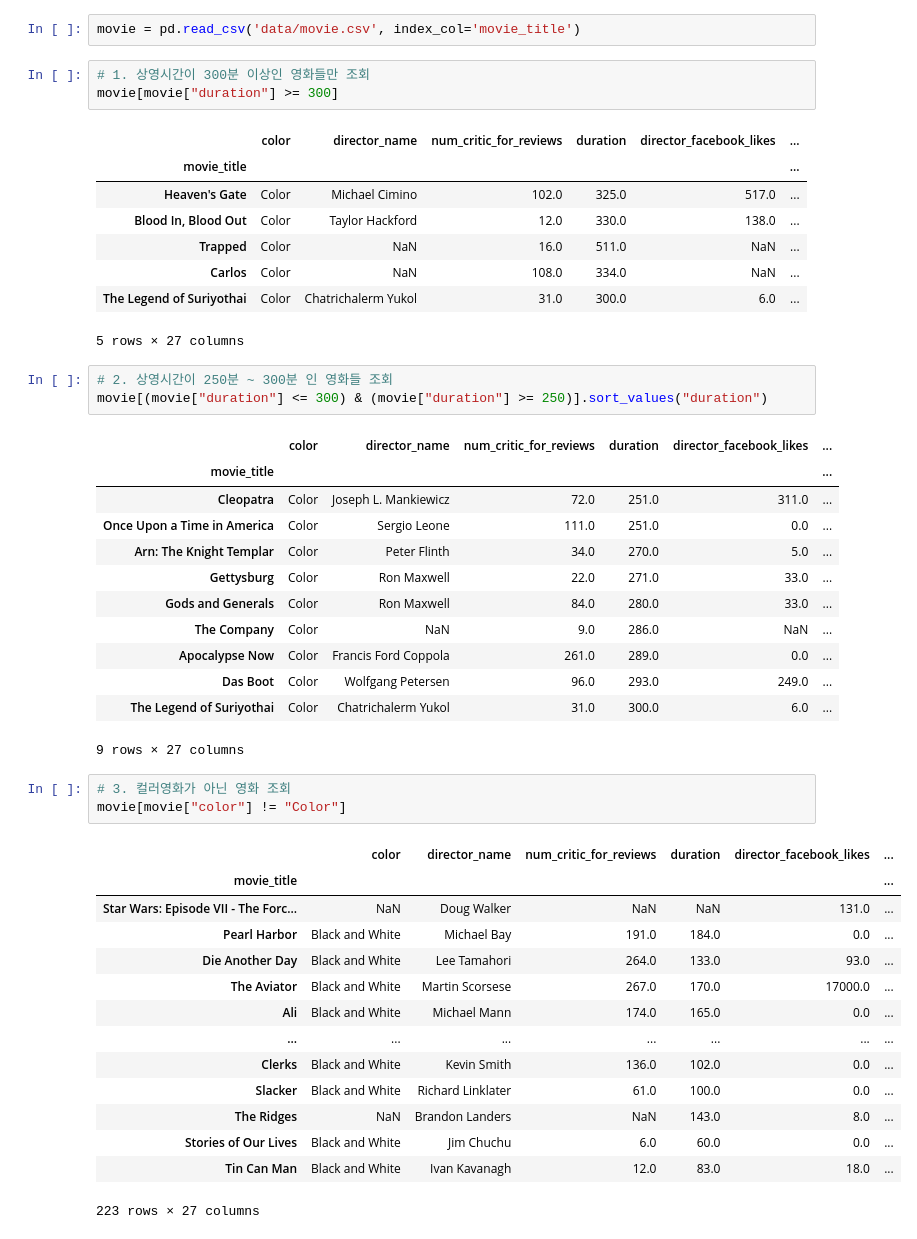
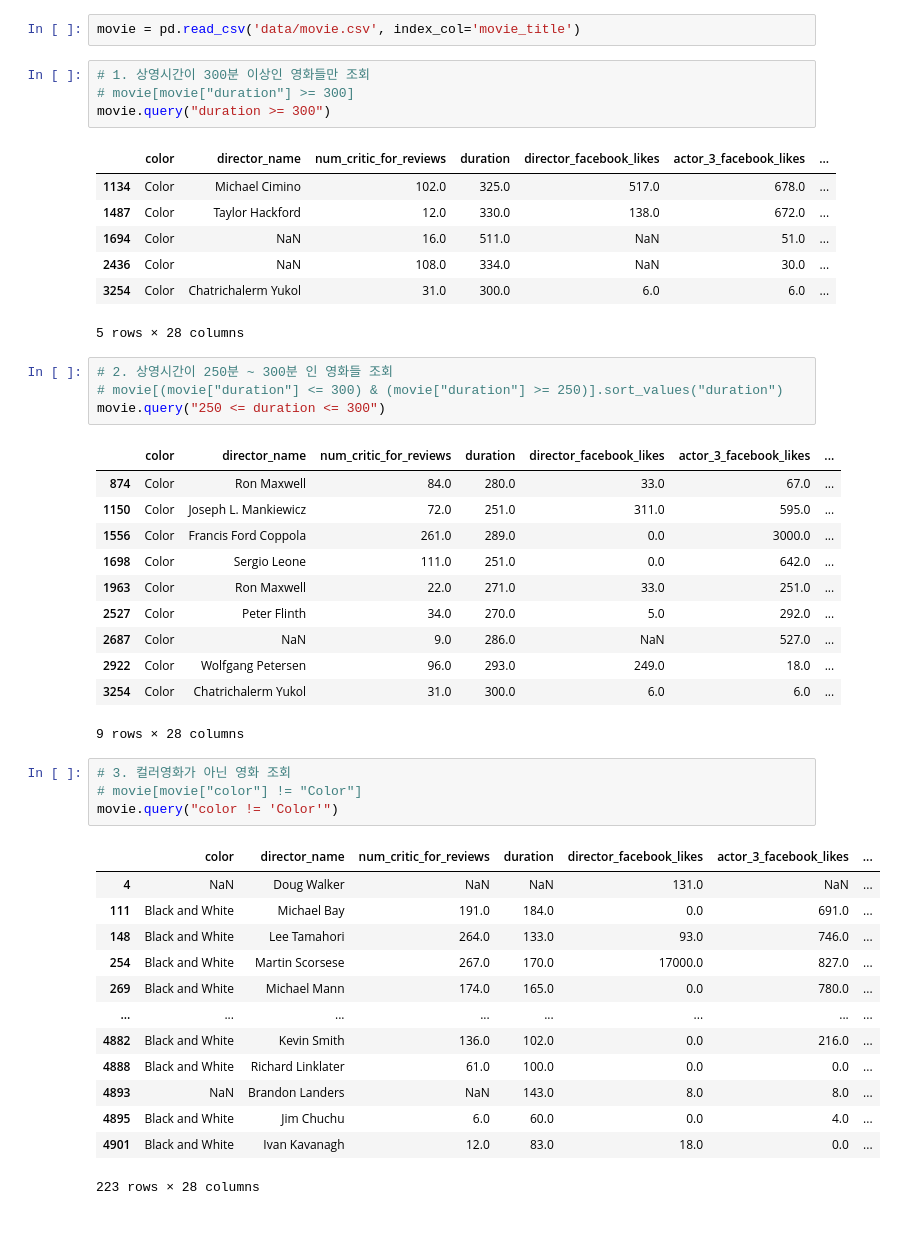
Before and after one commit to Gogimin/SKN13_Jimin, a Jupyter notebook: 06_pandas_시각화/02_Pandas_DataFrame.ipynb, the cells around one changed output. Saved outputs shown, nothing was run; the diff lists cells and outputs as text.

```diff
--- a/06_pandas_시각화/02_Pandas_DataFrame.ipynb
+++ b/06_pandas_시각화/02_Pandas_DataFrame.ipynb
@@ -1982,49 +2041,49 @@ df.query(f"name == '{name}'")
 movie = pd.read_csv('data/movie.csv', index_col='movie_title')
 # %%
 # 1. 상영시간이 300분 이상인 영화들만 조회
-movie[movie["duration"] >= 300]
+# movie[movie["duration"] >= 300]
+movie.query("duration >= 300")
 # %% [output]
-|  | color | director_name | num_critic_for_reviews | duration | director_facebook_likes | ... |
-| movie_title |  |  |  |  |  | ... |
-| Heaven's Gate | Color | Michael Cimino | 102.0 | 325.0 | 517.0 | ... |
-| Blood In, Blood Out | Color | Taylor Hackford | 12.0 | 330.0 | 138.0 | ... |
-| Trapped | Color | NaN | 16.0 | 511.0 | NaN | ... |
-| Carlos | Color | NaN | 108.0 | 334.0 | NaN | ... |
-| The Legend of Suriyothai | Color | Chatrichalerm Yukol | 31.0 | 300.0 | 6.0 | ... |
+|  | color | director_name | num_critic_for_reviews | duration | director_facebook_likes | actor_3_facebook_likes | ... |
+| 1134 | Color | Michael Cimino | 102.0 | 325.0 | 517.0 | 678.0 | ... |
+| 1487 | Color | Taylor Hackford | 12.0 | 330.0 | 138.0 | 672.0 | ... |
+| 1694 | Color | NaN | 16.0 | 511.0 | NaN | 51.0 | ... |
+| 2436 | Color | NaN | 108.0 | 334.0 | NaN | 30.0 | ... |
+| 3254 | Color | Chatrichalerm Yukol | 31.0 | 300.0 | 6.0 | 6.0 | ... |
-5 rows × 27 columns
+5 rows × 28 columns
 # %%
 # 2. 상영시간이 250분 ~ 300분 인 영화들 조회
-movie[(movie["duration"] <= 300) & (movie["duration"] >= 250)].sort_values("duration")
+# movie[(movie["duration"] <= 300) & (movie["duration"] >= 250)].sort_values("duration")
+movie.query("250 <= duration <= 300")
 # %% [output]
-|  | color | director_name | num_critic_for_reviews | duration | director_facebook_likes | ... |
-| movie_title |  |  |  |  |  | ... |
-| Cleopatra | Color | Joseph L. Mankiewicz | 72.0 | 251.0 | 311.0 | ... |
-| Once Upon a Time in America | Color | Sergio Leone | 111.0 | 251.0 | 0.0 | ... |
-| Arn: The Knight Templar | Color | Peter Flinth | 34.0 | 270.0 | 5.0 | ... |
-| Gettysburg | Color | Ron Maxwell | 22.0 | 271.0 | 33.0 | ... |
-| Gods and Generals | Color | Ron Maxwell | 84.0 | 280.0 | 33.0 | ... |
-| The Company | Color | NaN | 9.0 | 286.0 | NaN | ... |
-| Apocalypse Now | Color | Francis Ford Coppola | 261.0 | 289.0 | 0.0 | ... |
-| Das Boot | Color | Wolfgang Petersen | 96.0 | 293.0 | 249.0 | ... |
-| The Legend of Suriyothai | Color | Chatrichalerm Yukol | 31.0 | 300.0 | 6.0 | ... |
+|  | color | director_name | num_critic_for_reviews | duration | director_facebook_likes | actor_3_facebook_likes | ... |
+| 874 | Color | Ron Maxwell | 84.0 | 280.0 | 33.0 | 67.0 | ... |
+| 1150 | Color | Joseph L. Mankiewicz | 72.0 | 251.0 | 311.0 | 595.0 | ... |
+| 1556 | Color | Francis Ford Coppola | 261.0 | 289.0 | 0.0 | 3000.0 | ... |
+| 1698 | Color | Sergio Leone | 111.0 | 251.0 | 0.0 | 642.0 | ... |
+| 1963 | Color | Ron Maxwell | 22.0 | 271.0 | 33.0 | 251.0 | ... |
+| 2527 | Color | Peter Flinth | 34.0 | 270.0 | 5.0 | 292.0 | ... |
+| 2687 | Color | NaN | 9.0 | 286.0 | NaN | 527.0 | ... |
+| 2922 | Color | Wolfgang Petersen | 96.0 | 293.0 | 249.0 | 18.0 | ... |
+| 3254 | Color | Chatrichalerm Yukol | 31.0 | 300.0 | 6.0 | 6.0 | ... |
-9 rows × 27 columns
+9 rows × 28 columns
 # %%
 # 3. 컬러영화가 아닌 영화 조회
-movie[movie["color"] != "Color"]
+# movie[movie["color"] != "Color"]
+movie.query("color != 'Color'")
 # %% [output]
-|  | color | director_name | num_critic_for_reviews | duration | director_facebook_likes | ... |
-| movie_title |  |  |  |  |  | ... |
-| Star Wars: Episode VII - The Forc... | NaN | Doug Walker | NaN | NaN | 131.0 | ... |
-| Pearl Harbor | Black and White | Michael Bay | 191.0 | 184.0 | 0.0 | ... |
-| Die Another Day | Black and White | Lee Tamahori | 264.0 | 133.0 | 93.0 | ... |
-| The Aviator | Black and White | Martin Scorsese | 267.0 | 170.0 | 17000.0 | ... |
-| Ali | Black and White | Michael Mann | 174.0 | 165.0 | 0.0 | ... |
-| ... | ... | ... | ... | ... | ... | ... |
-| Clerks | Black and White | Kevin Smith | 136.0 | 102.0 | 0.0 | ... |
-| Slacker | Black and White | Richard Linklater | 61.0 | 100.0 | 0.0 | ... |
-| The Ridges | NaN | Brandon Landers | NaN | 143.0 | 8.0 | ... |
-| Stories of Our Lives | Black and White | Jim Chuchu | 6.0 | 60.0 | 0.0 | ... |
-| Tin Can Man | Black and White | Ivan Kavanagh | 12.0 | 83.0 | 18.0 | ... |
+|  | color | director_name | num_critic_for_reviews | duration | director_facebook_likes | actor_3_facebook_likes | ... |
+| 4 | NaN | Doug Walker | NaN | NaN | 131.0 | NaN | ... |
+| 111 | Black and White | Michael Bay | 191.0 | 184.0 | 0.0 | 691.0 | ... |
+| 148 | Black and White | Lee Tamahori | 264.0 | 133.0 | 93.0 | 746.0 | ... |
+| 254 | Black and White | Martin Scorsese | 267.0 | 170.0 | 17000.0 | 827.0 | ... |
+| 269 | Black and White | Michael Mann | 174.0 | 165.0 | 0.0 | 780.0 | ... |
+| ... | ... | ... | ... | ... | ... | ... | ... |
+| 4882 | Black and White | Kevin Smith | 136.0 | 102.0 | 0.0 | 216.0 | ... |
+| 4888 | Black and White | Richard Linklater | 61.0 | 100.0 | 0.0 | 0.0 | ... |
+| 4893 | NaN | Brandon Landers | NaN | 143.0 | 8.0 | 8.0 | ... |
+| 4895 | Black and White | Jim Chuchu | 6.0 | 60.0 | 0.0 | 4.0 | ... |
+| 4901 | Black and White | Ivan Kavanagh | 12.0 | 83.0 | 18.0 | 0.0 | ... |
-223 rows × 27 columns
+223 rows × 28 columns
 # %%
 # 4. 감독 이름에  James가 들어가는 영화조회
```
Also changed, not shown: parts of 6 cells of this notebook, 1 other file.
